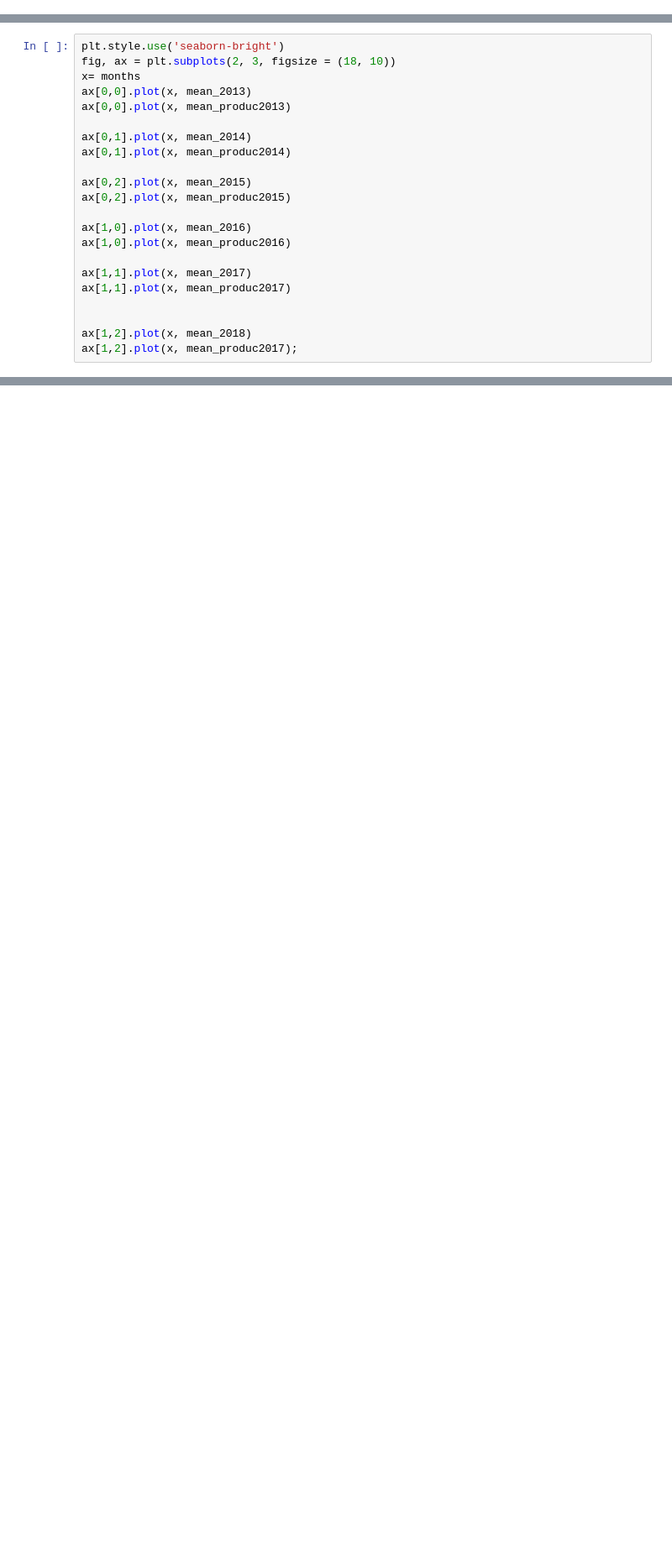
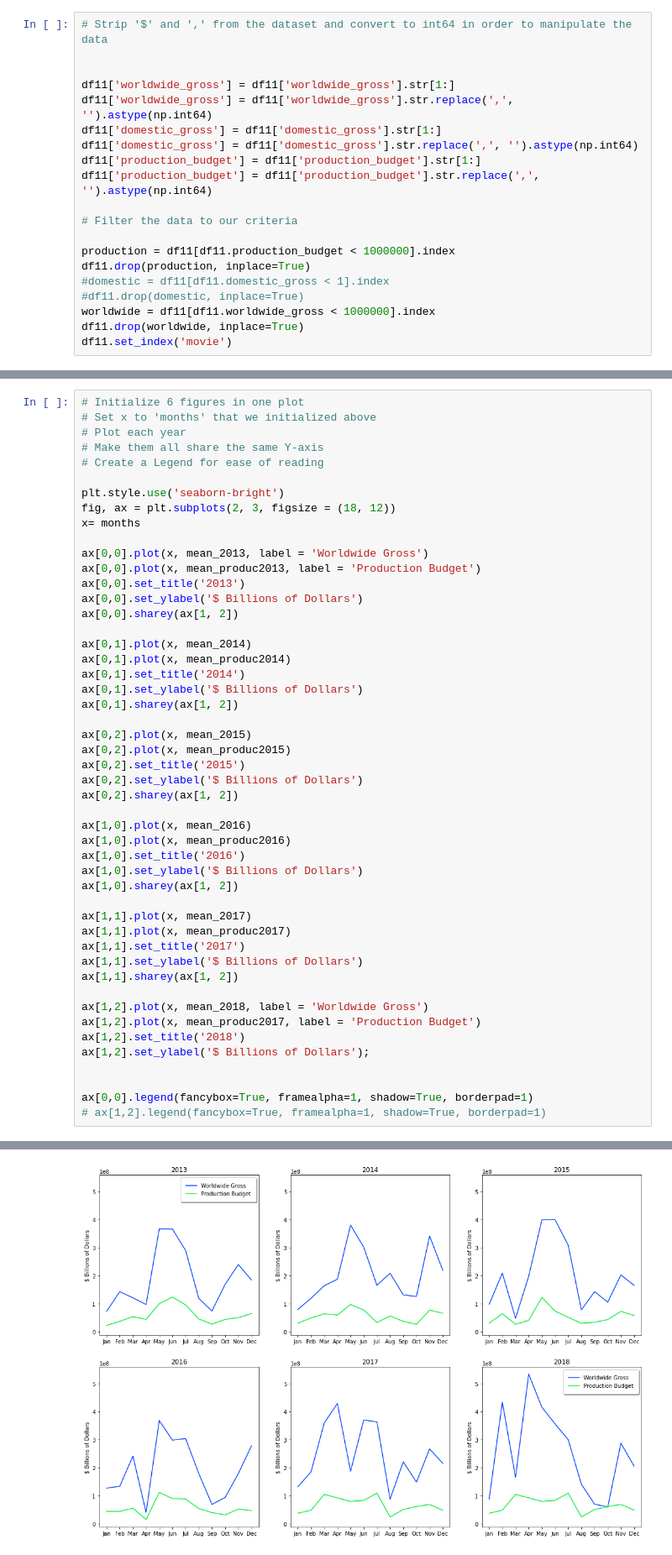
Before and after one commit to learn-co-curriculum/dsc-project-template, a Jupyter notebook: BigFrame.ipynb, the cells around one changed output, grey strips where cells are left out. Shown at 84% size. Cells and saved outputs as stored; diff of their text form; blank space fills up the shorter version.

```diff
--- a/BigFrame.ipynb
+++ b/BigFrame.ipynb
@@ -48,0 +36,20 @@ df11.set_index('movie')
+# %%
+# Strip '$' and ',' from the dataset and convert to int64 in order to manipulate the data
+
+
+df11['worldwide_gross'] = df11['worldwide_gross'].str[1:]
+df11['worldwide_gross'] = df11['worldwide_gross'].str.replace(',', '').astype(np.int64)
+df11['domestic_gross'] = df11['domestic_gross'].str[1:]
+df11['domestic_gross'] = df11['domestic_gross'].str.replace(',', '').astype(np.int64)
+df11['production_budget'] = df11['production_budget'].str[1:]
+df11['production_budget'] = df11['production_budget'].str.replace(',', '').astype(np.int64)
+
+# Filter the data to our criteria
+
+production = df11[df11.production_budget < 1000000].index
+df11.drop(production, inplace=True)
+#domestic = df11[df11.domestic_gross < 1].index
+#df11.drop(domestic, inplace=True)
+worldwide = df11[df11.worldwide_gross < 1000000].index
+df11.drop(worldwide, inplace=True)
+df11.set_index('movie')
@@ -249,24 +235,52 @@ mean_2018 = [df_jan2018[0], df_feb2018[0], df_mar2018[0], df_apr2018[0], df_may2
 mean_produc2018 = [df_jan2018[1], df_feb2018[1], df_mar2018[1], df_apr2018[1], df_may2018[1], df_jun2018[1],\
              df_jul2018[1], df_aug2018[1], df_sep2018[1], df_oct2018[1], df_nov2018[1], df_dec2018[1]]
 # %%
+# Initialize 6 figures in one plot
+# Set x to 'months' that we initialized above
+# Plot each year
+# Make them all share the same Y-axis
+# Create a Legend for ease of reading
+
 plt.style.use('seaborn-bright')
-fig, ax = plt.subplots(2, 3, figsize = (18, 10))
+fig, ax = plt.subplots(2, 3, figsize = (18, 12))
 x= months
-ax[0,0].plot(x, mean_2013)
-ax[0,0].plot(x, mean_produc2013)
+
+ax[0,0].plot(x, mean_2013, label = 'Worldwide Gross')
+ax[0,0].plot(x, mean_produc2013, label = 'Production Budget')
+ax[0,0].set_title('2013')
+ax[0,0].set_ylabel('$ Billions of Dollars')
+ax[0,0].sharey(ax[1, 2])
 
 ax[0,1].plot(x, mean_2014)
 ax[0,1].plot(x, mean_produc2014)
+ax[0,1].set_title('2014')
+ax[0,1].set_ylabel('$ Billions of Dollars')
+ax[0,1].sharey(ax[1, 2])
 
 ax[0,2].plot(x, mean_2015)
 ax[0,2].plot(x, mean_produc2015)
+ax[0,2].set_title('2015')
+ax[0,2].set_ylabel('$ Billions of Dollars')
+ax[0,2].sharey(ax[1, 2])
 
 ax[1,0].plot(x, mean_2016)
 ax[1,0].plot(x, mean_produc2016)
+ax[1,0].set_title('2016')
+ax[1,0].set_ylabel('$ Billions of Dollars')
+ax[1,0].sharey(ax[1, 2])
 
 ax[1,1].plot(x, mean_2017)
 ax[1,1].plot(x, mean_produc2017)
+ax[1,1].set_title('2017')
+ax[1,1].set_ylabel('$ Billions of Dollars')
+ax[1,1].sharey(ax[1, 2])
+
+ax[1,2].plot(x, mean_2018, label = 'Worldwide Gross')
+ax[1,2].plot(x, mean_produc2017, label = 'Production Budget')
+ax[1,2].set_title('2018')
+ax[1,2].set_ylabel('$ Billions of Dollars');
 
 
-ax[1,2].plot(x, mean_2018)
-ax[1,2].plot(x, mean_produc2017);
+ax[0,0].legend(fancybox=True, framealpha=1, shadow=True, borderpad=1)
+# ax[1,2].legend(fancybox=True, framealpha=1, shadow=True, borderpad=1)
+# %% [output]
@@ -272,0 +288 @@ ax[1,2].plot(x, mean_produc2017);
+[figure, added]
```
Also changed, not shown: parts of 25 cells of this notebook, 2 other files.
